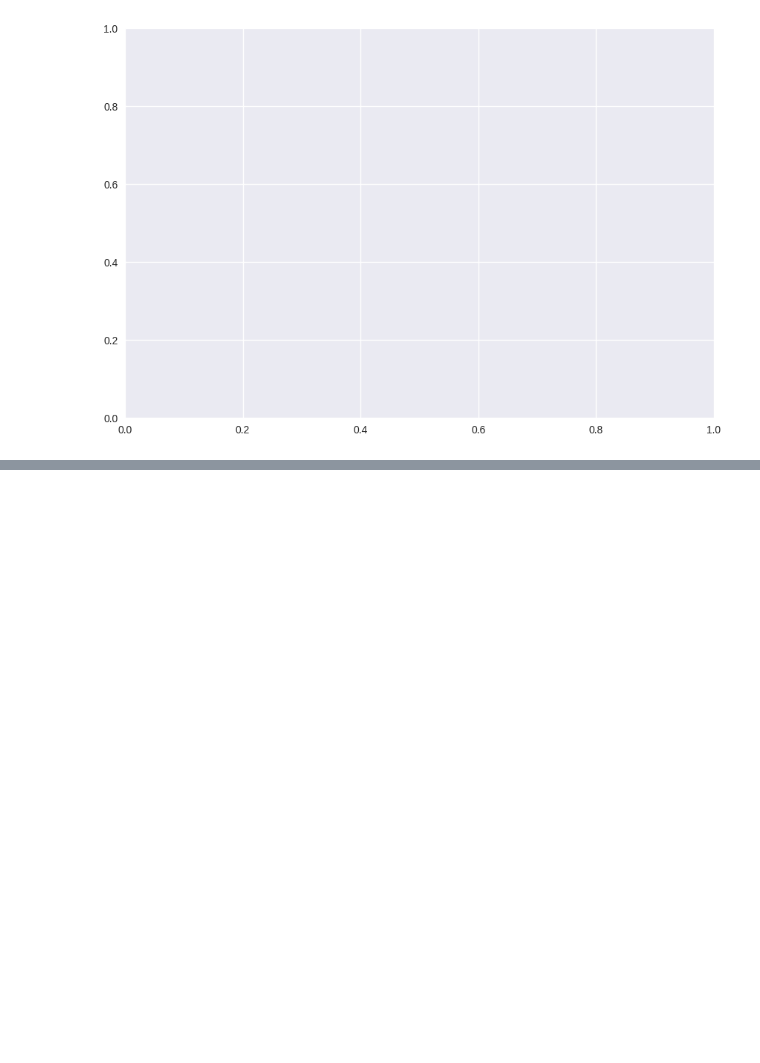
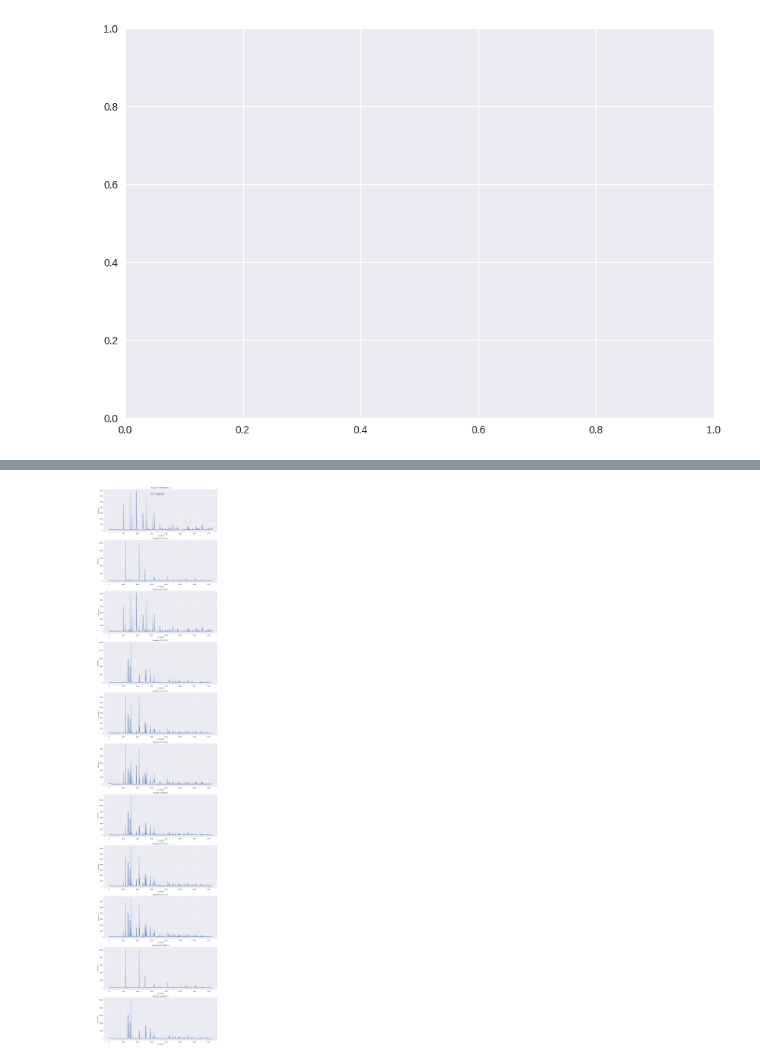
Before and after one commit to Machine-Intelligence-Characterisation/ML-for-phase-analysis, a Jupyter notebook: analysis/analysis.ipynb, the cells around one changed output, grey strips where cells are left out. Saved outputs shown, nothing was run; the diff lists cells and outputs as text; code cells hidden in the pictures; blank space fills up the shorter version.

```diff
--- a/analysis/analysis.ipynb
+++ b/analysis/analysis.ipynb
@@ -267,0 +354,20 @@ TypeError: object of type 'numpy.float32' has no len()
+# %%
+# Function to plot XRD patterns
+def plot_xrd_patterns(intensities, file_names, num_plots=11):
+    fig, axes = plt.subplots(num_plots, 1, figsize=(12, 5*num_plots))
+    fig.suptitle('XRD Patterns', fontsize=16)
+
+    for i in range(min(num_plots, len(intensities))):
+        ax = axes[i] if num_plots > 1 else axes
+        ax.plot(intensities[i][0])  # [0] because we added a channel dimension earlier
+        ax.set_title(f'Sample: {file_names[i]}')
+        ax.set_xlabel('2θ (index)')
+        ax.set_ylabel('Intensity')
+
+    plt.tight_layout()
+    plt.show()
+
+# Plot the first 3 XRD patterns (or all if less than 3)
+plot_xrd_patterns(intensities, xy_files)
+# %% [output]
+[figure, added]
```
Also changed, not shown: parts of 17 cells of this notebook, 4 other files.
